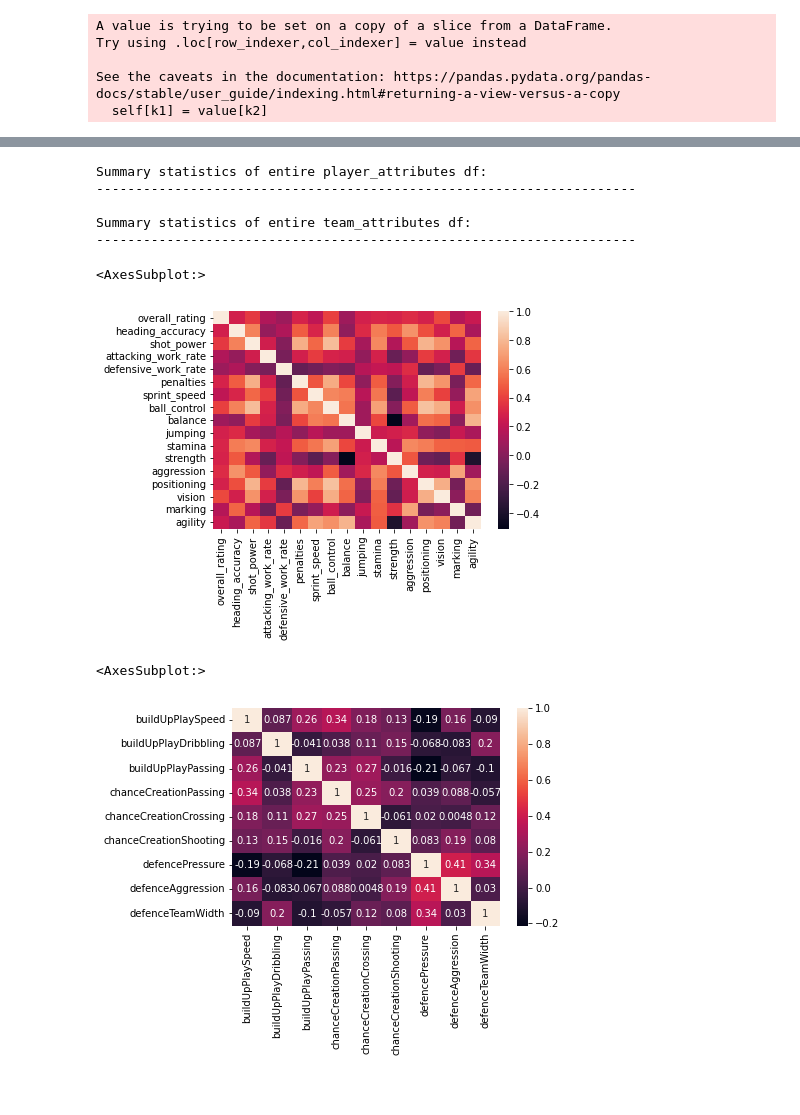
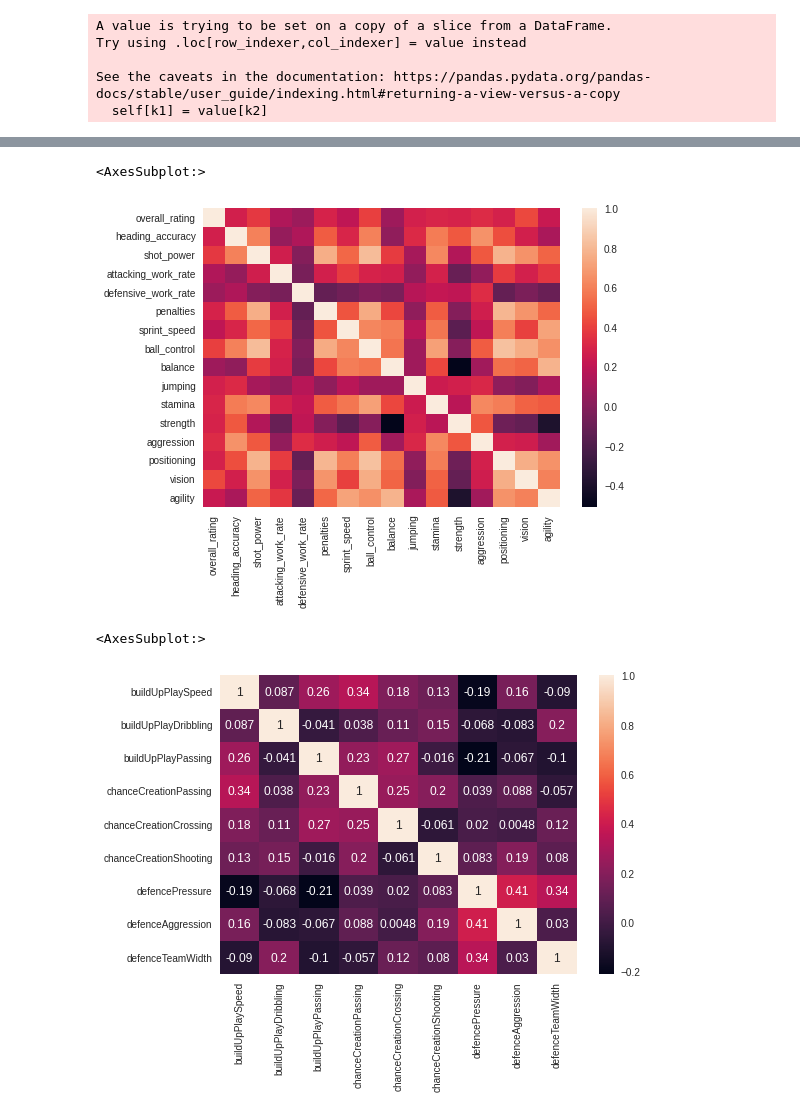
Before and after one commit to Danielpark1239/Spring_2023_IW, a Jupyter notebook: COS398_IW.ipynb, the cells around one changed output, grey strips where cells are left out. Drawn from its saved outputs; the diff is of its cells as text; code cells hidden in the pictures.

Commit message:
Feature selection and PCA complete

```diff
--- a/COS398_IW.ipynb
+++ b/COS398_IW.ipynb
@@ -264,9 +264,9 @@ player_attributes_df = player_attributes_df[player_attributes_df['player_api_id'
 # %%
 # If data has been prepared, don't run again
 player_work_rate_converted = False
-# team_buildup_class_converted = False
-# team_chance_class_converted = False
-# team_defence_class_converted = False
+team_buildup_class_converted = False
+team_chance_class_converted = False
+team_defence_class_converted = False
 
 player_date_id_dropped = False
 team_date_id_dropped = False
@@ -327,13 +334,11 @@ See the caveats in the documentation: https://pandas.pydata.org/pandas-docs/stab
 # %%
-# Basic feature selection: remove cols that aren't numerical features or have low variance
+# Basic feature selection: remove cols that aren't numerical features or have low variance (just date I guess)
 if not player_date_id_dropped:
   player_attributes_df.drop(columns=['date'], inplace=True)
   player_date_id_dropped = True
 
 if not team_date_id_dropped:
-  team_attributes_df.drop(columns=[
-    'team_api_id', 'date', 'buildUpPlayPositioningClass', 'chanceCreationPositioningClass', 'defenceDefenderLineClass'
-  ], inplace=True)
+  team_attributes_df.drop(columns=['date'], inplace=True)
   team_date_id_dropped = True
 # %% [output]
 A value is trying to be set on a copy of a slice from a DataFrame
@@ -348,7 +353,11 @@ if not standardized:
   player_attributes_df[player_attributes_df_labels] = player_attributes_df[player_attributes_df_labels].apply(
       lambda x: (x - x.mean()) / x.std()
   )
-  team_attributes_df = (team_attributes_df.copy() - team_attributes_df.mean()) / team_attributes_df.std()
+  team_attributes_df_labels.remove('date')
+  team_attributes_df_labels.remove('team_api_id')
+  team_attributes_df[team_attributes_df_labels] = team_attributes_df[team_attributes_df_labels].apply(
+      lambda x: (x - x.mean()) / x.std()
+  )
   standardized = True
 # %% [output]
 A value is trying to be set on a copy of a slice from a DataFrame.
@@ -380,32 +385,20 @@ Country_df shape: (11, 2)
-# %%
-# Distribution of player features over entire player_attributes df
-print("Summary statistics of entire player_attributes df:")
-# print(player_attributes_df.describe())
-print("---------------------------------------------------------------------\n")
-
-# Distribution of team features over entire team_attributes df
-print("Summary statistics of entire team_attributes df:")
-# print(team_attributes_df.describe())
-print("---------------------------------------------------------------------\n")
-# %% [output]
-Summary statistics of entire player_attributes df:
----------------------------------------------------------------------
-
-Summary statistics of entire team_attributes df:
----------------------------------------------------------------------
 # %%
 # Heatmap on player attributes
 sns.heatmap(player_attributes_df[[
     'overall_rating', 'heading_accuracy', 'shot_power', 'attacking_work_rate', 'defensive_work_rate', 'penalties',
     'sprint_speed', 'ball_control', 'balance', 'jumping', 'stamina', 'strength',
-  'aggression', 'positioning', 'vision', 'marking', 'agility']].corr())
+  'aggression', 'positioning', 'vision', 'agility']].corr())
 # %% [output]
 <AxesSubplot:>
-[figure, old version]
+[figure, new version]
 # %%
 # Heatmap on team attributes
-sns.heatmap(team_attributes_df.corr(), annot=True)
+sns.heatmap(team_attributes_df[[
+    'buildUpPlaySpeed', 'buildUpPlayDribbling', 'buildUpPlayPassing', 'chanceCreationPassing',
+    'chanceCreationCrossing', 'chanceCreationShooting', 'defencePressure', 'defenceAggression',
+    'defenceTeamWidth'
+]].corr(), annot=True)
 # %% [output]
 <AxesSubplot:>
-[figure, old version]
+[figure, new version]
 # %%
```
Also changed, not shown: parts of 17 cells of this notebook.
